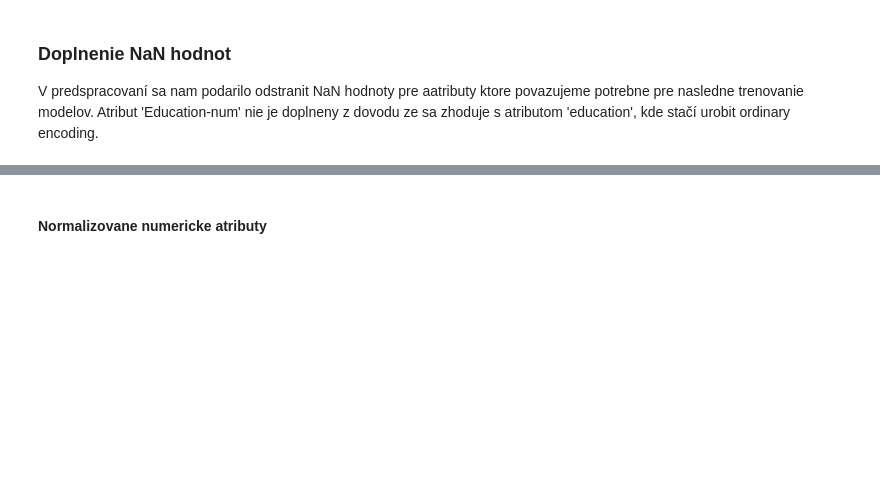
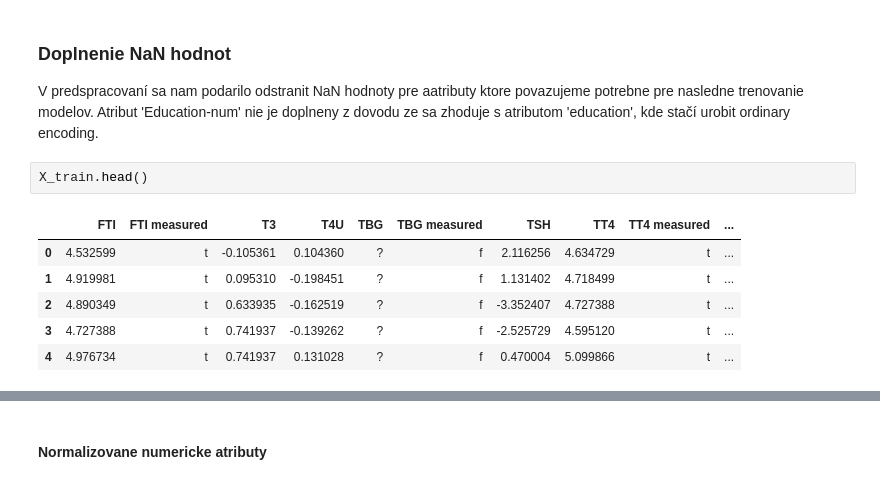
Before and after one commit to Pomichal/pr1_IAU, a Jupyter notebook: Preprocessing.ipynb, the cells around one changed output, grey strips where cells are left out. Saved outputs shown, nothing was run; the diff lists cells and outputs as text; blank space fills up the shorter version.

```diff
--- a/Preprocessing.ipynb
+++ b/Preprocessing.ipynb
@@ -1050,6 +1065,15 @@ pocet predikovanych pre  tumor :  1
 ### Doplnenie NaN hodnot
 
 V predspracovaní sa nam podarilo odstranit NaN hodnoty pre aatributy ktore povazujeme potrebne pre nasledne trenovanie modelov. Atribut 'Education-num' nie je doplneny z dovodu ze sa zhoduje s atributom 'education', kde stačí urobit ordinary encoding.
+# %%
+X_train.head()
+# %% [output]
+|  | FTI | FTI measured | T3 | T4U | TBG | TBG measured | TSH | TT4 | TT4 measured | ... |
+| 0 | 4.532599 | t | -0.105361 | 0.104360 | ? | f | 2.116256 | 4.634729 | t | ... |
+| 1 | 4.919981 | t | 0.095310 | -0.198451 | ? | f | 1.131402 | 4.718499 | t | ... |
+| 2 | 4.890349 | t | 0.633935 | -0.162519 | ? | f | -3.352407 | 4.727388 | t | ... |
+| 3 | 4.727388 | t | 0.741937 | -0.139262 | ? | f | -2.525729 | 4.595120 | t | ... |
+| 4 | 4.976734 | t | 0.741937 | 0.131028 | ? | f | 0.470004 | 5.099866 | t | ... |
 # %%
 plt.figure(figsize=(15,4))
 X_train.isna().sum().map(lambda x: (x / other_train.shape[0])* 100).plot(kind='bar',title = 'Ratio of missing values')
```
Also changed, not shown: parts of 21 cells of this notebook.
